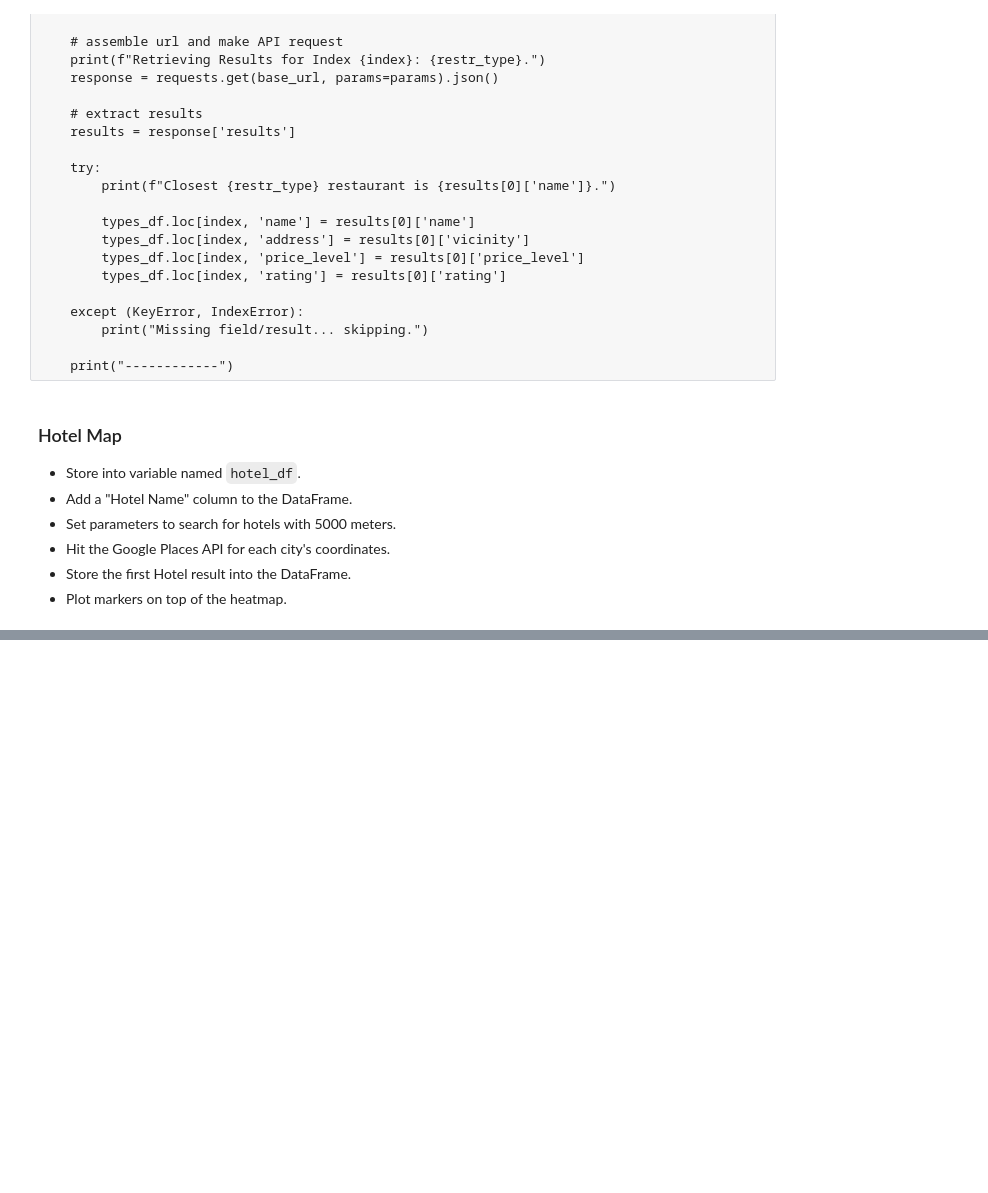
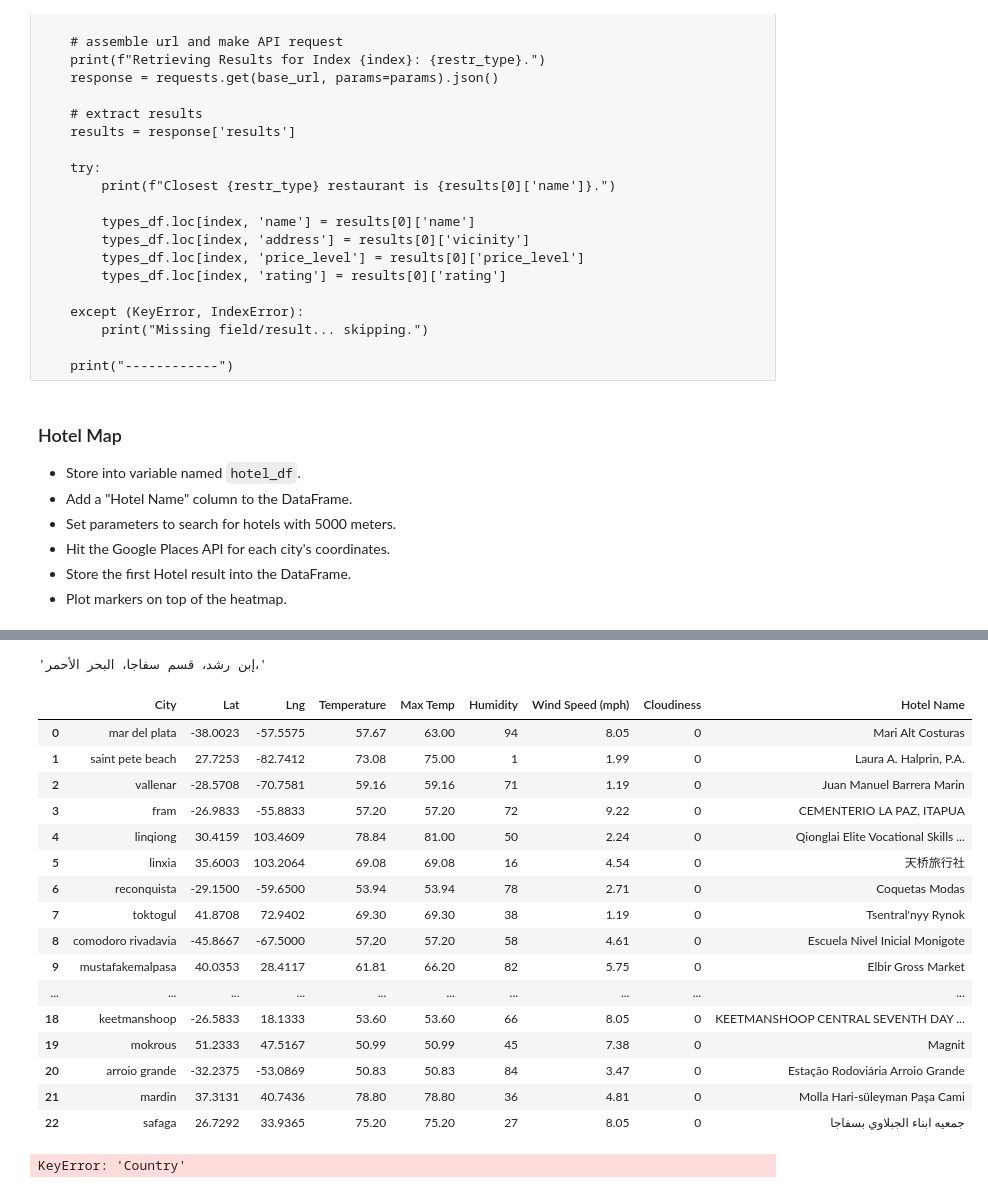
Before and after one commit to veraroberto/python-api-challenge, a Jupyter notebook: VacationPy_starter_code.ipynb, the cells around one changed output, grey strips where cells are left out. Cells and saved outputs as stored; diff of their text form; code cells hidden in the pictures; blank space fills up the shorter version.

```diff
--- a/VacationPy_starter_code.ipynb
+++ b/VacationPy_starter_code.ipynb
@@ -164,38 +164,44 @@ for index, row in types_df.iterrows():
 * Store the first Hotel result into the DataFrame.
 * Plot markers on top of the heatmap.
 # %%
-cities_map['Hotel']= ''
+
 locations = cities_map[["Latitude", "Longitude"]]
 base_url = "https://maps.googleapis.com/maps/api/place/nearbysearch/json"
 params = {
-    "location": locations,  # philadelphia coords
+    #"location": locations,  # philadelphia coords
     "rankby": "distance",
     "type": "hotel",
     "key": g_key,
+    'fields': 'formatted_address'
 }
 # use iterrows to iterate through pandas dataframe
 for index, row in cities_map.iterrows():
 
-    # get restaurant type from df
-    restr_type = row['ethnicity']
+    # get location
+    city_name = row['City']
+    lat = row['Latitude']
+    lng = row['Longitude']
+    params['location'] = f'{lat},{lng}'
+
 
     # add keyword to params dict
-    params['keyword'] = restr_type
+    #params['keyword'] = city_name
 
     # assemble url and make API request
-    print(f"Retrieving Results for Index {index}: {restr_type}.")
+    print(f"Retrieving Results for Index {index}: {city_name}.")
     response = requests.get(base_url, params=params).json()
 
     # extract results
     results = response['results']
 
     try:
-        print(f"Closest {restr_type} restaurant is {results[0]['name']}.")
+        print(f"Closest {city_name} Hotel is {results[0]['name']}.")
 
-        types_df.loc[index, 'name'] = results[0]['name']
-        types_df.loc[index, 'address'] = results[0]['vicinity']
-        types_df.loc[index, 'price_level'] = results[0]['price_level']
-        types_df.loc[index, 'rating'] = results[0]['rating']
+        cities_map.loc[index,'Hotel Name'] =results[0]['name']
+        #cities_map.loc[index, 'name'] = results[0]['name']
+        cities_map.loc[index, 'Country'] = results[0]['vicinity']
+        #cities_map.loc[index, 'price_level'] = results[0]['price_level']
+        #cities_map.loc[index, 'rating'] = results[0]['rating']
 
     except (KeyError, IndexError):
         print("Missing field/result... skipping.")
@@ -222,3 +228,29 @@ for index, row in cities_map.iterrows():
+# %%
+results[0]['vicinity']
+# %% [output]
+'إبن رشد، قسم سفاجا، البحر الأحمر،'
+# %%
+hotel_df = cities_map.drop(['index'], axis = 1).rename(columns={'Latitude': 'Lat','Longitude':'Lng'})
+#hotel_info = hotel_info.rename(columns={'Latitude': 'Lat','Longitude':'Lng'})
+hotel_df
+# %% [output]
+|  | City | Lat | Lng | Temperature | Max Temp | Humidity | Wind Speed (mph) | Cloudiness | Hotel Name |
+| 0 | mar del plata | -38.0023 | -57.5575 | 57.67 | 63.00 | 94 | 8.05 | 0 | Mari Alt Costuras |
+| 1 | saint pete beach | 27.7253 | -82.7412 | 73.08 | 75.00 | 1 | 1.99 | 0 | Laura A. Halprin, P.A. |
+| 2 | vallenar | -28.5708 | -70.7581 | 59.16 | 59.16 | 71 | 1.19 | 0 | Juan Manuel Barrera Marin |
+| 3 | fram | -26.9833 | -55.8833 | 57.20 | 57.20 | 72 | 9.22 | 0 | CEMENTERIO LA PAZ, ITAPUA |
+| 4 | linqiong | 30.4159 | 103.4609 | 78.84 | 81.00 | 50 | 2.24 | 0 | Qionglai Elite Vocational Skills ... |
+| 5 | linxia | 35.6003 | 103.2064 | 69.08 | 69.08 | 16 | 4.54 | 0 | 天桥旅行社 |
+| 6 | reconquista | -29.1500 | -59.6500 | 53.94 | 53.94 | 78 | 2.71 | 0 | Coquetas Modas |
+| 7 | toktogul | 41.8708 | 72.9402 | 69.30 | 69.30 | 38 | 1.19 | 0 | Tsentral'nyy Rynok |
+| 8 | comodoro rivadavia | -45.8667 | -67.5000 | 57.20 | 57.20 | 58 | 4.61 | 0 | Escuela Nivel Inicial Monigote |
+| 9 | mustafakemalpasa | 40.0353 | 28.4117 | 61.81 | 66.20 | 82 | 5.75 | 0 | Elbir Gross Market |
+| ... | ... | ... | ... | ... | ... | ... | ... | ... | ... |
+| 18 | keetmanshoop | -26.5833 | 18.1333 | 53.60 | 53.60 | 66 | 8.05 | 0 | KEETMANSHOOP CENTRAL SEVENTH DAY ... |
+| 19 | mokrous | 51.2333 | 47.5167 | 50.99 | 50.99 | 45 | 7.38 | 0 | Magnit |
+| 20 | arroio grande | -32.2375 | -53.0869 | 50.83 | 50.83 | 84 | 3.47 | 0 | Estação Rodoviária Arroio Grande |
+| 21 | mardin | 37.3131 | 40.7436 | 78.80 | 78.80 | 36 | 4.81 | 0 | Molla Hari-süleyman Paşa Cami |
+| 22 | safaga | 26.7292 | 33.9365 | 75.20 | 75.20 | 27 | 8.05 | 0 | جمعيه ابناء الجبلاوي بسفاجا |
 # %%
 # NOTE: Do not change any of the code in this cell
 
@@ -234,6 +266,8 @@ info_box_template = """
 # NOTE: be sure to update with your DataFrame name
 hotel_info = [info_box_template.format(**row) for index, row in hotel_df.iterrows()]
 locations = hotel_df[["Lat", "Lng"]]
+# %% [output]
+KeyError: 'Country'
 # %%
 # Add marker layer ontop of heat map
 
```
Also changed, not shown: parts of 1 cell of this notebook.
